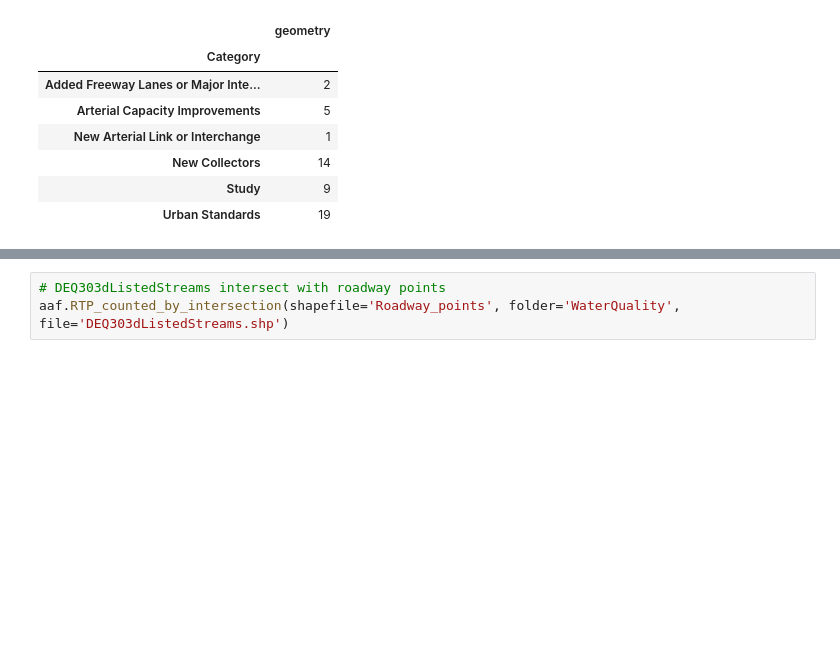
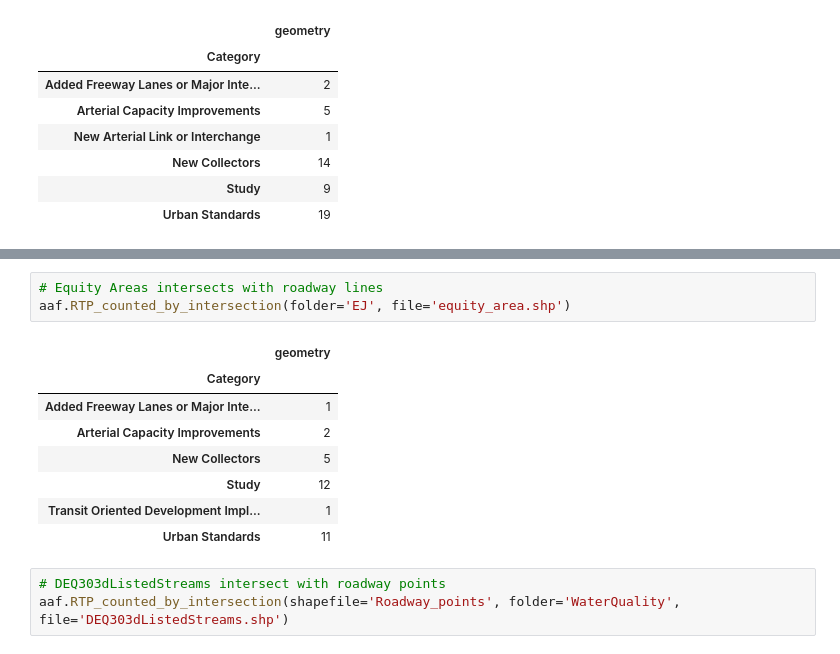
Before and after one commit to dongmeic/RTP, a Jupyter notebook: data/analysis_for_AppendixF.ipynb, the cells around one changed output, grey strips where cells are left out. Saved outputs shown, nothing was run; the diff lists cells and outputs as text; blank space fills up the shorter version.

Commit message:
added EJ intersected with RTP

```diff
--- a/data/analysis_for_AppendixF.ipynb
+++ b/data/analysis_for_AppendixF.ipynb
@@ -235,3 +235,15 @@ aaf.RTP_counted_by_intersection(folder='AirQuality', file='AirQualityMaintenance
+# %%
+# Equity Areas intersects with roadway lines
+aaf.RTP_counted_by_intersection(folder='EJ', file='equity_area.shp')
+# %% [output]
+|  | geometry |
+| Category |  |
+| Added Freeway Lanes or Major Inte... | 1 |
+| Arterial Capacity Improvements | 2 |
+| New Collectors | 5 |
+| Study | 12 |
+| Transit Oriented Development Impl... | 1 |
+| Urban Standards | 11 |
 # %%
 # DEQ303dListedStreams intersect with roadway points
 aaf.RTP_counted_by_intersection(shapefile='Roadway_points', folder='WaterQuality', file='DEQ303dListedStreams.shp')
```
Also changed, not shown: parts of 87 cells of this notebook.
